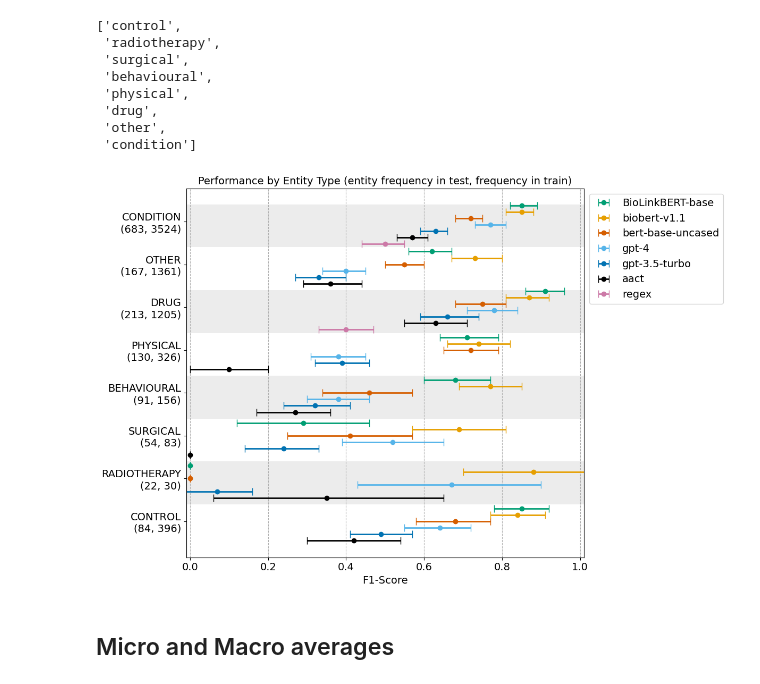
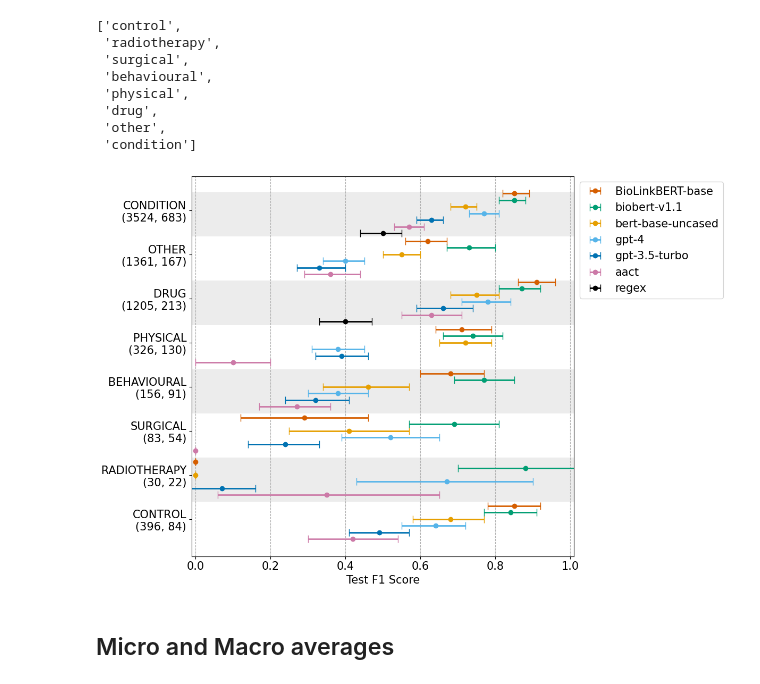
Before and after one commit to Ineichen-Group/NeuroTrialNER, a Jupyter notebook: models/2-CT Models_Evaluation_ARR_Rebuttal_2024-New-CI.ipynb, the cells around one changed output. Cells and saved outputs as stored; diff of their text form; code cells hidden in the pictures.

```diff
--- a/models/2-CT Models_Evaluation_ARR_Rebuttal_2024-New-CI.ipynb
+++ b/models/2-CT Models_Evaluation_ARR_Rebuttal_2024-New-CI.ipynb
@@ -289,3 +289,7 @@ combined_df_with_text.head(2)
 | 0 | NCT04045665 | unique_condition: coronary artery... | unique_condition: cabg) surgery|c... | unique_condition: cabg) surgery|c... | unique_condition: coronary artery... | ... |
 | 1 | NCT02311036 | unique_condition: -cerebrovascula... | unique_condition: post-acute care... | unique_condition: post-acute care... | unique_condition: post-acute care... | ... |
 2 rows × 110 columns
+# %%
+biobert_columns = combined_df_with_text.filter(like='biobert-v1.1').columns.tolist()
+col_of_interest = ['nct_id', 'combined_all_target'] + biobert_columns
+df_biobert = combined_df_with_text[col_of_interest]
@@ -428,7 +498,7 @@ grouped_df_test = grouped_df_test.reindex(grouped_df_train.index, fill_value=0)
 filtered_entity_order = [entity for entity in entity_order if entity not in ['RAf']] #not in ['RADIOTHERAPY','SURGICAL']]
 
 # Then, prepare the labels using the capitalized entity types
-entity_labels = [f"{entity.upper()}\n({grouped_df_test.loc[entity.upper()]}, {grouped_df_train.loc[entity.upper()]})" for entity in filtered_entity_order]
+entity_labels = [f"{entity.upper()}\n({grouped_df_train.loc[entity.upper()]}, {grouped_df_test.loc[entity.upper()]})" for entity in filtered_entity_order]
 
 entity_labels
 # %% [output]
@@ -528,14 +598,15 @@ def alt_bands_y_axis(ax=None):
         ax.axhspan(loc1 + 1.4, loc2 - 0.6, facecolor='grey', alpha=0.15)
     ax.set_ylim(y_left, y_right)
 # %%
+# color palette: https://davidmathlogic.com/colorblind/#%23000000-%23E69F00-%2356B4E9-%23009E73-%23F0E442-%230072B2-%23D55E00-%23CC79A7
 colors = {
-    'BioLinkBERT-base': '#009E73',                    # Reddisch Purple
-    'biobert-v1.1': '#E69F00',            # Orange
-    'bert-base-uncased': '#D55E00',       # Vermillion
-    'gpt-3.5-turbo': '#0072B2',           # Bluish Green
-    'gpt-4': '#56B4E9',                   # Sky Blue
-    'aact': '#000000',        # Black
-    'regex': '#CC79A7'
+    'BioLinkBERT-base': '#D55E00',
+    'biobert-v1.1': '#009E73',
+    'bert-base-uncased': '#E69F00',
+    'gpt-3.5-turbo': '#0072B2',
+    'gpt-4': '#56B4E9',
+    'aact': '#CC79A7',
+    'regex': '#000000'
 
 }
 
@@ -566,39 +637,39 @@ for i, entity_type in enumerate(entity_order[::-1]):
             #    ax.text(center, y_position, f"{center:.0f}", ha='center', va='bottom')
             #else:
             #    ax.text(center, y_position, f"{center:.2f}", ha='center', va='bottom')
             model_index += 1
 
 # Setting the y-ticks according to the new entity order
 ax.set_yticks(np.arange(len(entity_order)))
-ax.set_yticklabels(entity_labels[::-1], fontsize=14)
+ax.set_yticklabels(entity_labels[::-1], fontsize=15)
 
-ax.set_xlabel('F1-Score', fontsize=14)
-ax.set_title('Performance by Entity Type (entity frequency in test, frequency in train)', fontsize=14)
+ax.set_xlabel('Test F1 Score', fontsize=15)
+#ax.set_title('Performance by Entity Type (entity frequency in test, frequency in train)', fontsize=14)
 ax.grid(True, axis='x', linestyle='--',)
-ax.tick_params(axis='x', labelsize=14)
+ax.tick_params(axis='x', labelsize=15)
 ax.set_xlim([-0.01, 1.01])
 
 alt_bands_y_axis(ax)
 
 # Creating a legend that doesn't repeat labels
 handles, labels = plt.gca().get_legend_handles_labels()
 #print(labels)
 # Add 'regex' to the legend
 #handles.append(ax.errorbar(0, 0, xerr=[[0], [0]], color=colors['regex'], fmt='o', elinewidth = 3, capsize=5, label='regex'))
 #labels.append('regex')
 # Reverse handles and labels
 handles = handles [::-1]
 labels = labels [::-1]
 by_label = dict(zip(labels, handles))
-ax.legend(by_label.values(), by_label.keys(), loc='upper left', fontsize=14, bbox_to_anchor=(1, 1))
+ax.legend(by_label.values(), by_label.keys(), loc='upper left', fontsize=15, bbox_to_anchor=(1, 1))
 
 #ax.legend(by_label.values(), by_label.keys(), loc='upper left', fontsize=14)
 
 plt.tight_layout()
 plt.savefig("./evaluations/plots/rebuttal_all_entities_performance_v153_test.pdf")
 plt.show()
 # %% [output]
-[figure, old version]
+[figure, new version]
 # %% [markdown]
 ## Micro and Macro averages
 # %%
```
Also changed, not shown: parts of 28 cells of this notebook, 5 other files.
